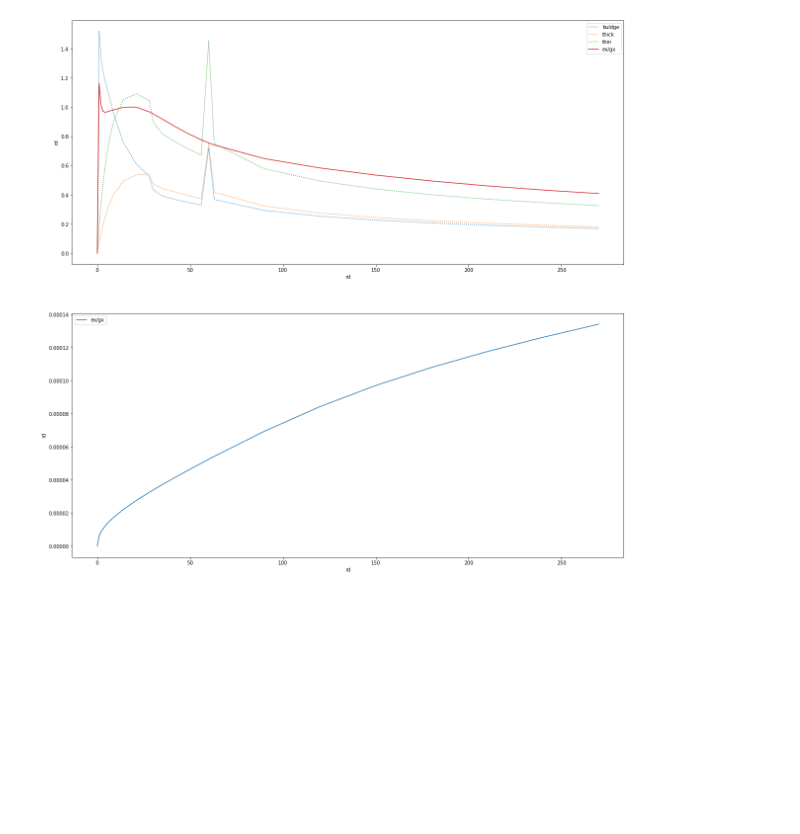
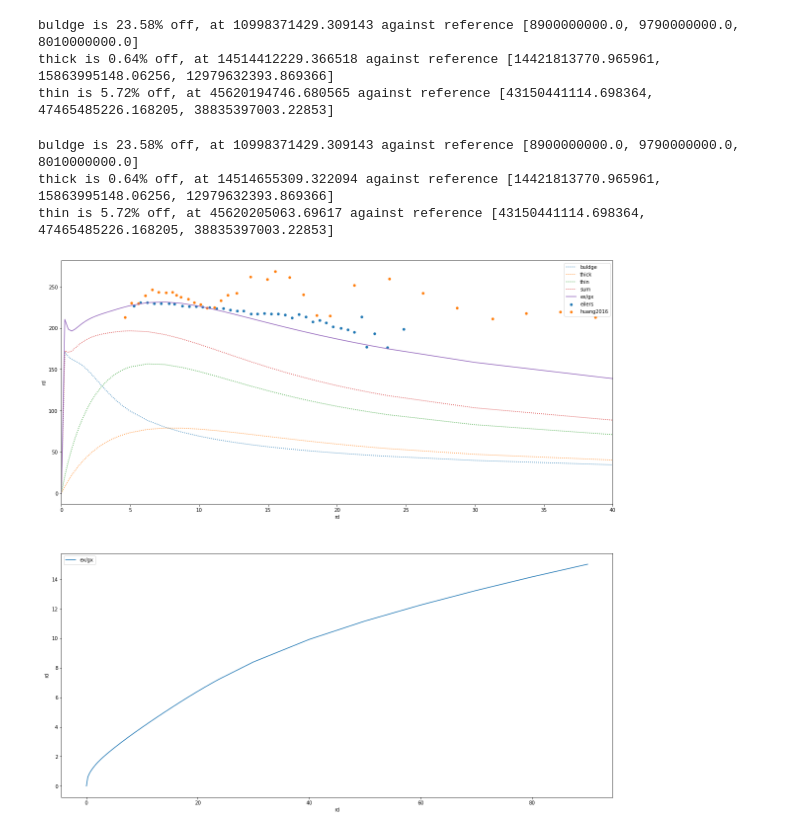
Before and after one commit to timjdavey/galactus, a Jupyter notebook: notebooks/Scratchpad.ipynb, the cells around one changed output. Drawn from its saved outputs; the diff is of its cells as text; code cells hidden in the pictures; blank space fills up the shorter version.

```diff
--- a/notebooks/Scratchpad.ipynb
+++ b/notebooks/Scratchpad.ipynb
@@ -8,4 +8,4 @@ from models.load import load
 from references import milkyway as mref
 # %%
-mm = load('mcmillian2011best_600_100')
+mm = load('mcmillian2011best_800_100')
 # %% [output]
@@ -13,15 +21,12 @@ Loaded mcmillian2011best_600_100
 # %%
-kpc_to_km = 30856780000000000
-G = 6.67430*(10**-11)
+def vkms(arr, r):
+    return (np.abs(r*arr)**0.5)
 
-def vkms(arr, r):
-    return (np.abs(r*arr*G)**0.5)
-
-def plot_velocities(self, dimension='x', xlim=(0,None)):
+def plot_velocities(self, dimension='x', xlim=(0,None), ratio_adjust=False, log=False):
 
     df = self.dataframe
     sums = self.dataframe_sum
-    r = sums['rd']
+    r = df['rd'].unique()
     veckey = '%s_vec' % dimension
     gx = np.abs(sums[veckey]).to_numpy()
     ax = sums['%s_abs' % dimension].to_numpy()
@@ -29,19 +34,35 @@ def plot_velocities(self, dimension='x', xlim=(0,None)):
 
     trials = {
         #'subtraction': 5*(1-(ex/gx)**0.1),
-        'ex/gx': 1*((1+(ex/gx)**0.25)**-1),
-        #'ex': 1.3*((1+(ex)**0.5)**-1),
+        'ex/gx': 2.5*((1+(ex/gx)**0.5)**-1),
+        #'ex': 2*((1+(ex)**0.5)**-1),
     }
 
     fig, axes = plt.subplots(2, 1, figsize=(20,20))
 
+    # components
+    comp_sum = []
     for component in df['component'].unique():
         vels = vkms(df.query('component=="%s"' % component)[veckey].to_numpy(), r)
+        comp_sum.append(vels**2)
         sns.lineplot(x=r, y=vels, ax=axes[0], label=component, linestyle='dotted')
+    sns.lineplot(x=r, y=vkms(sums[veckey].to_numpy(), r), ax=axes[0], linestyle='dotted', label='sum')
+    sns.lineplot(x=r, y=np.sum(comp_sum, axis=0)**0.5, ax=axes[0], linestyle='dashed', label='sum v2')
+
+    # components adjusted
+    if ratio_adjust:
+        ratios = self.mass_ratios()
+        for component in df['component'].unique():
+            vels = vkms(df.query('component=="%s"' % component)[veckey].to_numpy()/ratios[component], r)
+            sns.lineplot(x=r, y=vels, ax=axes[0], label="%s normalised" % component, linestyle='dashed')
+
 
     for label, formula in trials.items():
         sns.lineplot(x=r, y=vkms(gx*formula, r), ax=axes[0], label=label)
         sns.lineplot(x=r, y=vkms(formula, r), ax=axes[1], label=label)
 
-    #for key, obs in mref.observations.items():
-    #    sns.scatterplot(x=obs['radius'], y=np.array(obs['velocity'])*4, ax=axes[0], label=key).set(xlim=xlim)
+    # observations
+    axes[0].set(xlim=xlim)
+    if log: axes[0].set(xscale='log')
+    for key, obs in mref.observations.items():
+        sns.scatterplot(x=obs['radius'], y=np.array(obs['velocity']), ax=axes[0], label=key).set(xlim=xlim)
@@ -68,6 +86,18 @@ mm.radius
+# %%
+mhalf.mass_analysis()
+# %% [output]
+buldge is 23.58% off, at 10998371429.309143 against reference [8900000000.0, 9790000000.0, 8010000000.0]
+thick is 0.64% off, at 14514412229.366518 against reference [14421813770.965961, 15863995148.06256, 12979632393.869366]
+thin is 5.72% off, at 45620194746.680565 against reference [43150441114.698364, 47465485226.168205, 38835397003.22853]
+# %%
+mm.mass_analysis()
+# %% [output]
+buldge is 23.58% off, at 10998371429.309143 against reference [8900000000.0, 9790000000.0, 8010000000.0]
+thick is 0.64% off, at 14514655309.322094 against reference [14421813770.965961, 15863995148.06256, 12979632393.869366]
+thin is 5.72% off, at 45620205063.69617 against reference [43150441114.698364, 47465485226.168205, 38835397003.22853]
 # %%
-plot_velocities(mm, 'x')
+plot_velocities(mm, 'x', xlim=(0,40))
 # %% [output]
-[figure, old version]
+[figure, new version]
 # %%
 mm.profiles = mref.profiles['mcmillian2011best']
```
Also changed, not shown: parts of 9 cells of this notebook, 5 other files.
